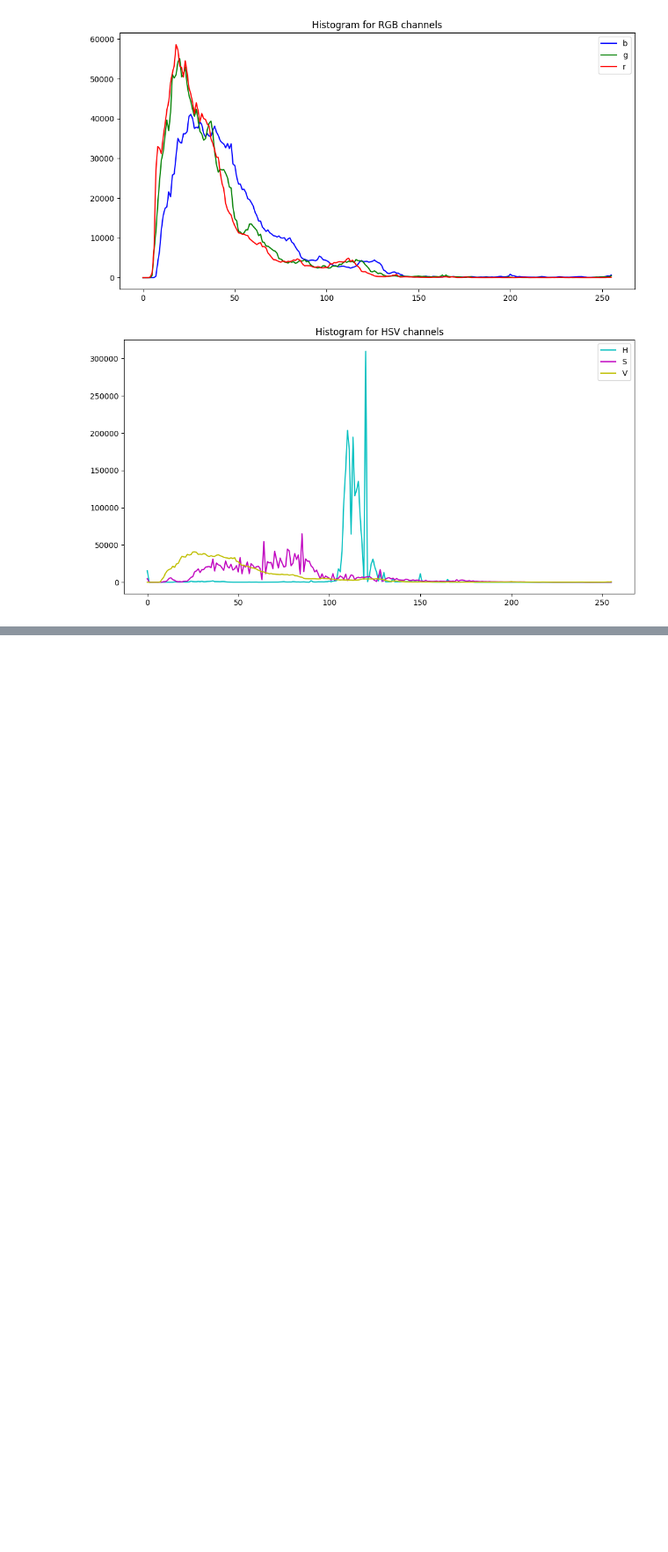
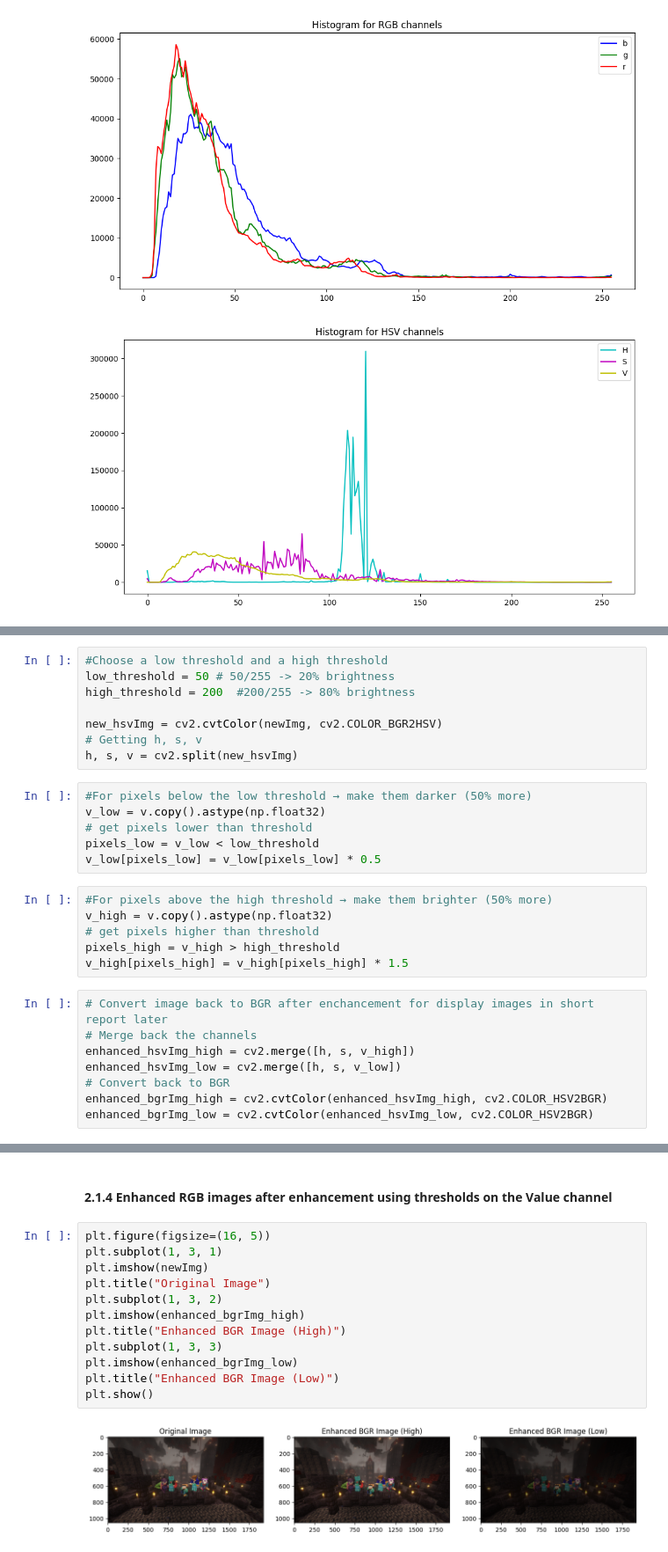
Before and after one commit to tano-dev/Image-Processing-and-Analysis_MTH10317, a Jupyter notebook: Week 1/23110163_NguyenVanPhucHuy_Lab01.ipynb, the cells around one changed output, grey strips where cells are left out. Shown at 88% size. Drawn from its saved outputs; the diff is of its cells as text; blank space fills up the shorter version.

```diff
--- a/Week 1/23110163_NguyenVanPhucHuy_Lab01.ipynb
+++ b/Week 1/23110163_NguyenVanPhucHuy_Lab01.ipynb
@@ -191,0 +187,28 @@ plt.show()
+# %%
+#Choose a low threshold and a high threshold
+low_threshold = 50 # 50/255 -> 20% brightness
+high_threshold = 200  #200/255 -> 80% brightness
+
+new_hsvImg = cv2.cvtColor(newImg, cv2.COLOR_BGR2HSV)
+# Getting h, s, v
+h, s, v = cv2.split(new_hsvImg)
+# %%
+#For pixels below the low threshold → make them darker (50% more)
+v_low = v.copy().astype(np.float32)
+# get pixels lower than threshold
+pixels_low = v_low < low_threshold
+v_low[pixels_low] = v_low[pixels_low] * 0.5
+# %%
+#For pixels above the high threshold → make them brighter (50% more)
+v_high = v.copy().astype(np.float32)
+# get pixels higher than threshold
+pixels_high = v_high > high_threshold
+v_high[pixels_high] = v_high[pixels_high] * 1.5
+# %%
+# Convert image back to BGR after enchancement for display images in short report later
+# Merge back the channels
+enhanced_hsvImg_high = cv2.merge([h, s, v_high])
+enhanced_hsvImg_low = cv2.merge([h, s, v_low])
+# Convert back to BGR
+enhanced_bgrImg_high = cv2.cvtColor(enhanced_hsvImg_high, cv2.COLOR_HSV2BGR)
+enhanced_bgrImg_low = cv2.cvtColor(enhanced_hsvImg_low, cv2.COLOR_HSV2BGR)
@@ -191,0 +271,16 @@ plt.show()
+# %% [markdown]
+#### 2.1.4 Enhanced RGB images after enhancement using thresholds on the Value channel
+# %%
+plt.figure(figsize=(16, 5))
+plt.subplot(1, 3, 1)
+plt.imshow(newImg)
+plt.title("Original Image")
+plt.subplot(1, 3, 2)
+plt.imshow(enhanced_bgrImg_high)
+plt.title("Enhanced BGR Image (High)")
+plt.subplot(1, 3, 3)
+plt.imshow(enhanced_bgrImg_low)
+plt.title("Enhanced BGR Image (Low)")
+plt.show()
+# %% [output]
+[figure, added]
```
Also changed, not shown: parts of 10 cells of this notebook.
